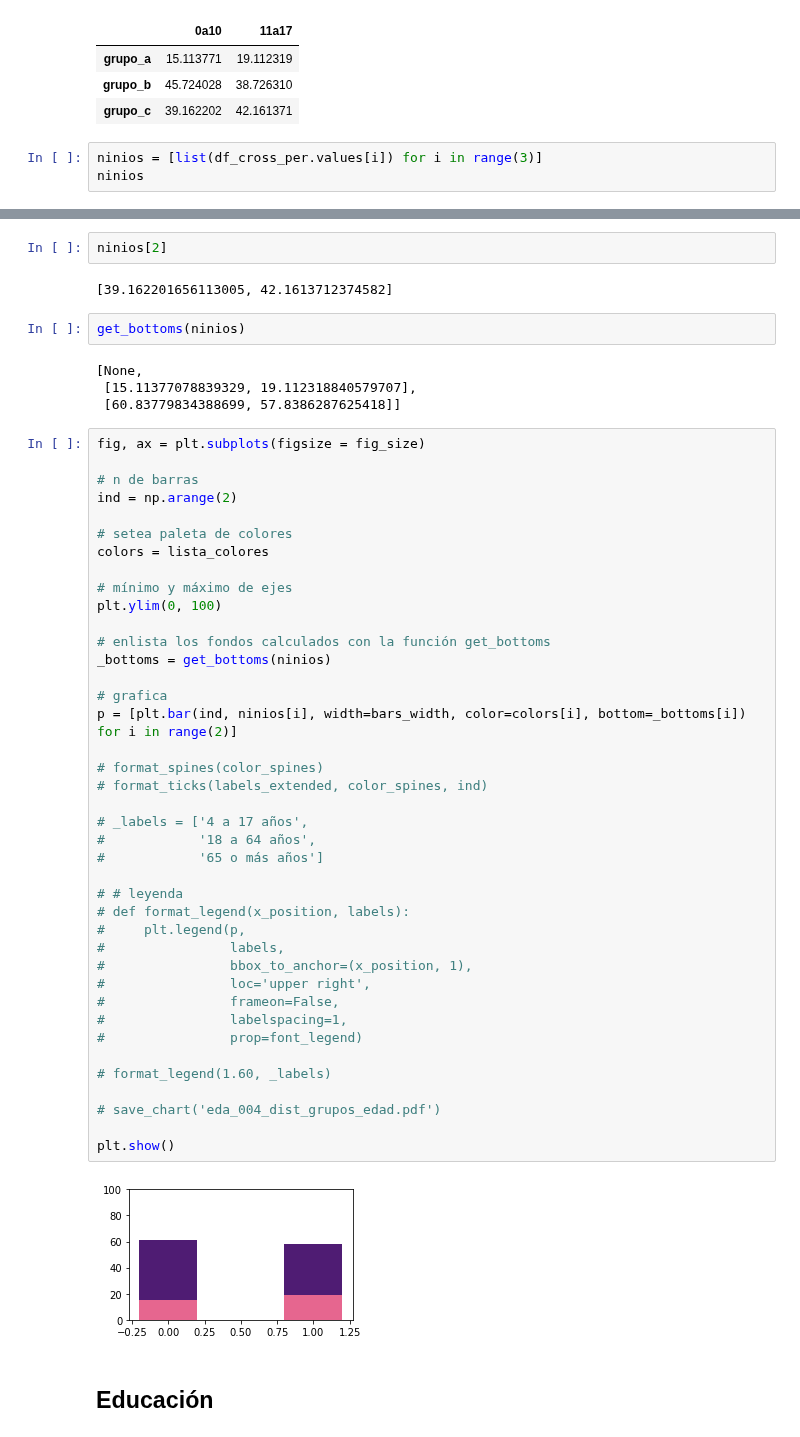
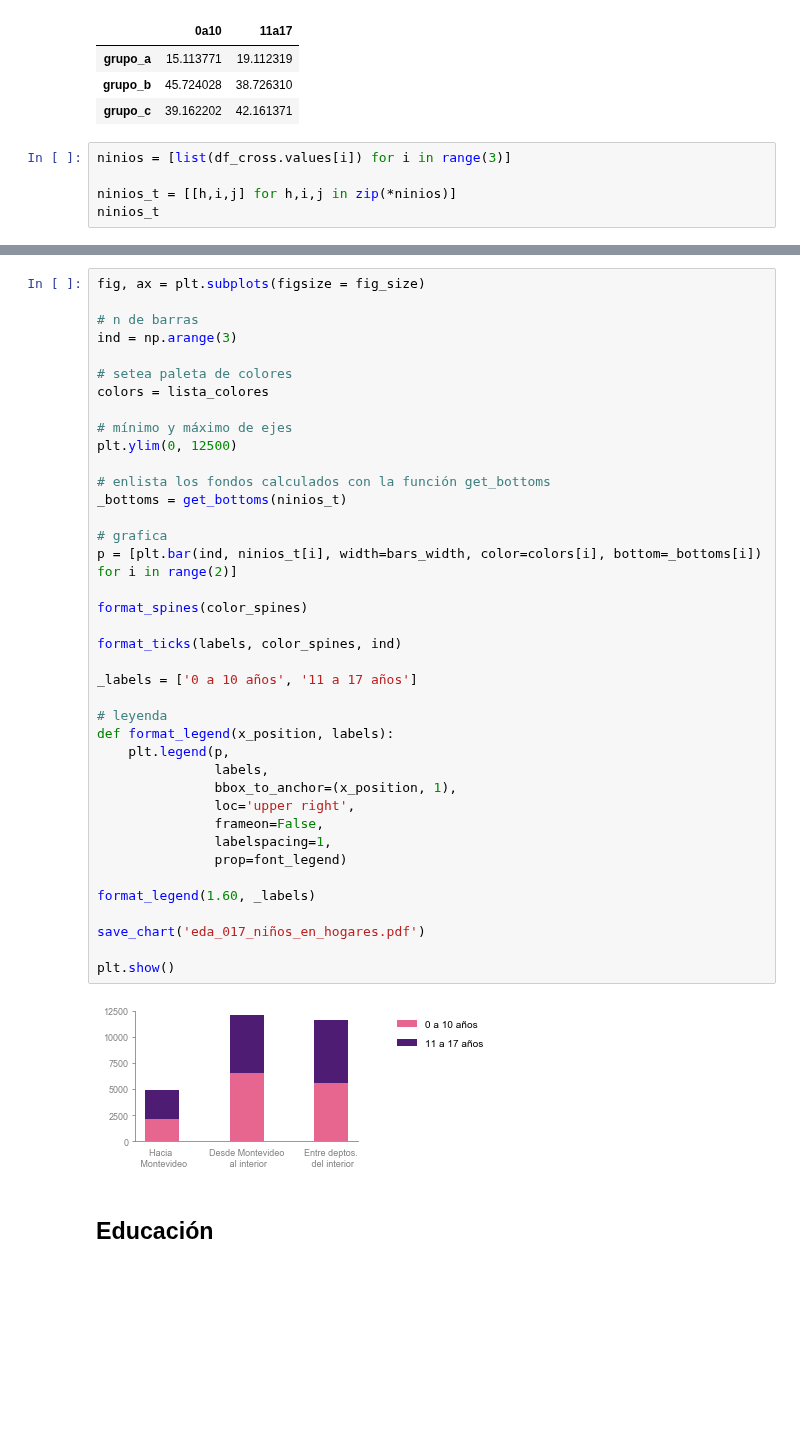
Before and after one commit to guillermodangelo/tesis, a Jupyter notebook: 02-eda_graficas.ipynb, the cells around one changed output, grey strips where cells are left out. Cells and saved outputs as stored; diff of their text form; blank space fills up the shorter version.

```diff
--- a/02-eda_graficas.ipynb
+++ b/02-eda_graficas.ipynb
@@ -614,6 +614,8 @@ df_cross_per
 | grupo_b | 45.724028 | 38.726310 |
 | grupo_c | 39.162202 | 42.161371 |
 # %%
-ninios = [list(df_cross_per.values[i]) for i in range(3)]
-ninios
+ninios = [list(df_cross.values[i]) for i in range(3)]
+
+ninios_t = [[h,i,j] for h,i,j in zip(*ninios)]
+ninios_t
 # %% [output]
@@ -623,55 +623,44 @@ ninios
-# %%
-ninios[2]
-# %% [output]
-[39.162201656113005, 42.1613712374582]
-# %%
-get_bottoms(ninios)
-# %% [output]
-[None,
- [15.11377078839329, 19.112318840579707],
- [60.83779834388699, 57.8386287625418]]
 # %%
 fig, ax = plt.subplots(figsize = fig_size)
 
 # n de barras
-ind = np.arange(2)
+ind = np.arange(3)
 
 # setea paleta de colores
 colors = lista_colores
 
 # mínimo y máximo de ejes
-plt.ylim(0, 100)
+plt.ylim(0, 12500)
 
 # enlista los fondos calculados con la función get_bottoms
-_bottoms = get_bottoms(ninios)
+_bottoms = get_bottoms(ninios_t)
 
 # grafica
-p = [plt.bar(ind, ninios[i], width=bars_width, color=colors[i], bottom=_bottoms[i]) for i in range(2)]
+p = [plt.bar(ind, ninios_t[i], width=bars_width, color=colors[i], bottom=_bottoms[i]) for i in range(2)]
 
-# format_spines(color_spines)
-# format_ticks(labels_extended, color_spines, ind)
+format_spines(color_spines)
 
-# _labels = ['4 a 17 años',
-#            '18 a 64 años',
-#            '65 o más años']
+format_ticks(labels, color_spines, ind)
 
-# # leyenda
-# def format_legend(x_position, labels):
-#     plt.legend(p,
-#                labels,
-#                bbox_to_anchor=(x_position, 1),
-#                loc='upper right',
-#                frameon=False,
-#                labelspacing=1,
-#                prop=font_legend)
+_labels = ['0 a 10 años', '11 a 17 años']
 
-# format_legend(1.60, _labels)
+# leyenda
+def format_legend(x_position, labels):
+    plt.legend(p,
+               labels,
+               bbox_to_anchor=(x_position, 1),
+               loc='upper right',
+               frameon=False,
+               labelspacing=1,
+               prop=font_legend)
 
-# save_chart('eda_004_dist_grupos_edad.pdf')
+format_legend(1.60, _labels)
+
+save_chart('eda_017_niños_en_hogares.pdf')
 
 plt.show()
 # %% [output]
-[figure, old version]
+[figure, new version]
 # %% [markdown]
 ## **Educación**
 # %%
```
Also changed, not shown: parts of 2 cells of this notebook, 9 other files.
